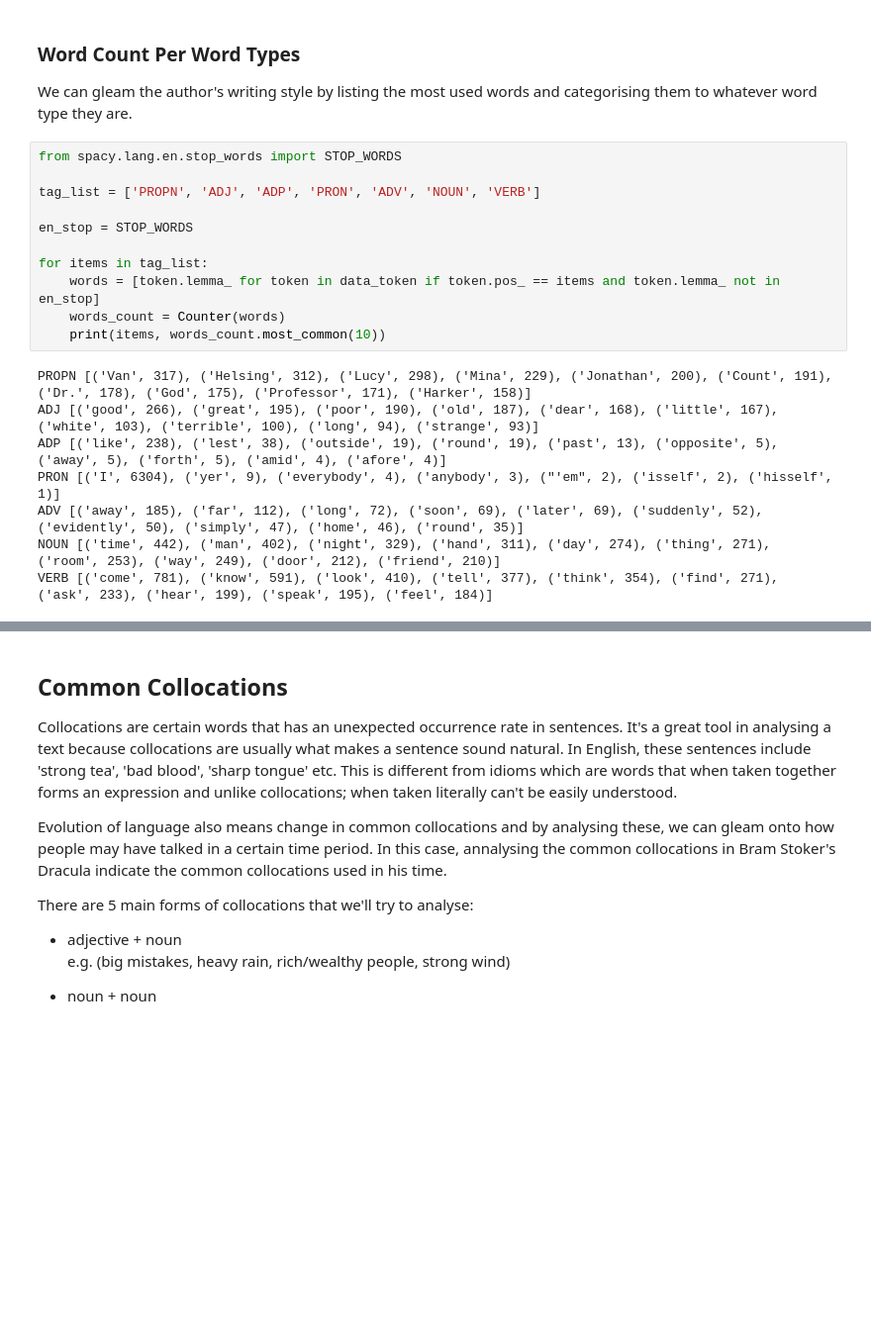
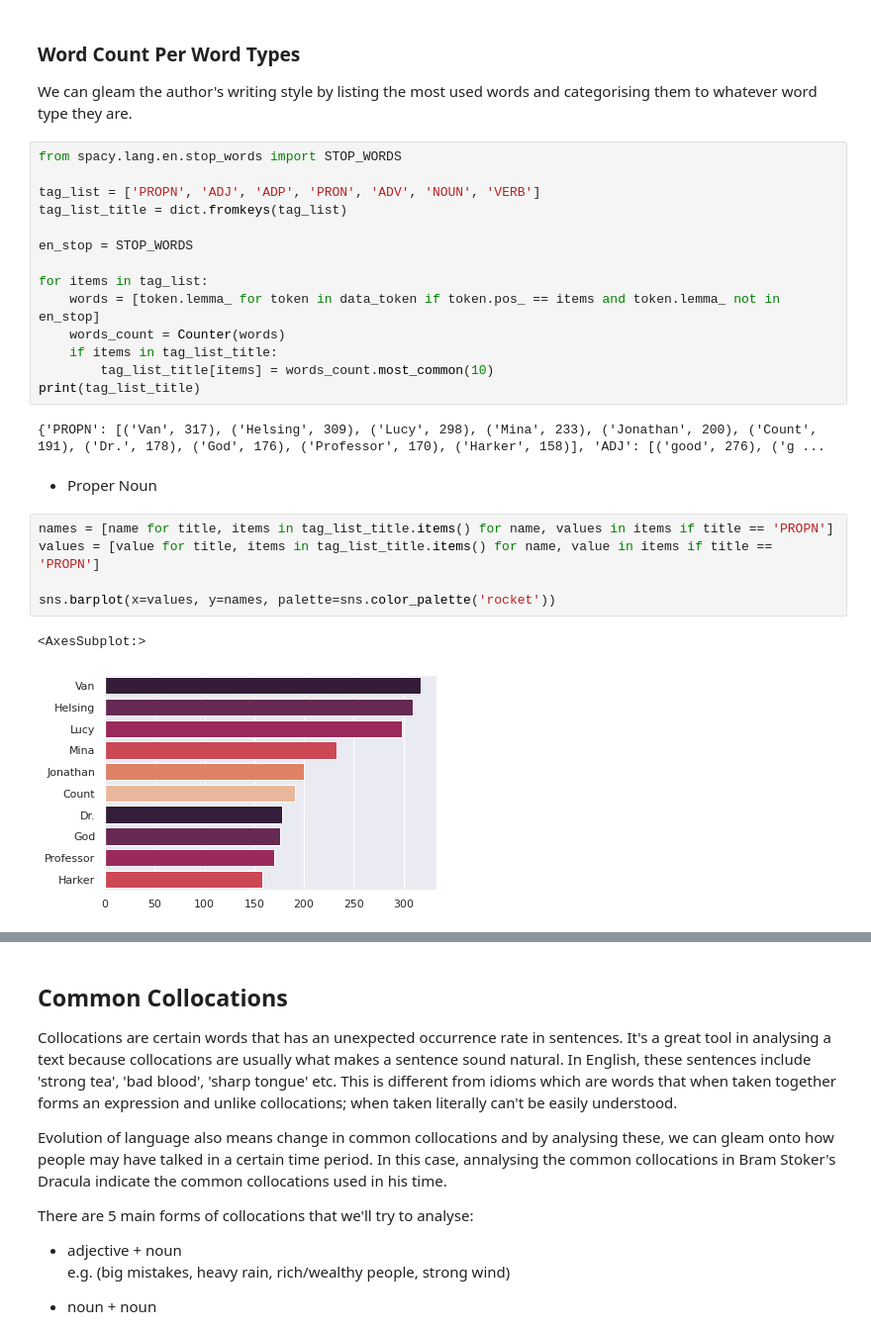
Before and after one commit to JuliusMaschine/Notebooks, a Jupyter notebook: NLP/EDA_Dracula.ipynb, the cells around one changed output, grey strips where cells are left out. Shown: that part at 99% size. Drawn from its saved outputs; the diff is of its cells as text; blank space fills up the shorter version.

```diff
--- a/NLP/EDA_Dracula.ipynb
+++ b/NLP/EDA_Dracula.ipynb
@@ -188,18 +188,25 @@ print(info_plot)
 from spacy.lang.en.stop_words import STOP_WORDS
 
 tag_list = ['PROPN', 'ADJ', 'ADP', 'PRON', 'ADV', 'NOUN', 'VERB']
+tag_list_title = dict.fromkeys(tag_list)
 
 en_stop = STOP_WORDS
 
 for items in tag_list:
     words = [token.lemma_ for token in data_token if token.pos_ == items and token.lemma_ not in en_stop]
     words_count = Counter(words)
-    print(items, words_count.most_common(10))
+    if items in tag_list_title:
+        tag_list_title[items] = words_count.most_common(10)
+print(tag_list_title)
 # %% [output]
-PROPN [('Van', 317), ('Helsing', 312), ('Lucy', 298), ('Mina', 229), ('Jonathan', 200), ('Count', 191), ('Dr.', 178), ('God', 175), ('Professor', 171), ('Harker', 158)]
-ADJ [('good', 266), ('great', 195), ('poor', 190), ('old', 187), ('dear', 168), ('little', 167), ('white', 103), ('terrible', 100), ('long', 94), ('strange', 93)]
-ADP [('like', 238), ('lest', 38), ('outside', 19), ('round', 19), ('past', 13), ('opposite', 5), ('away', 5), ('forth', 5), ('amid', 4), ('afore', 4)]
-PRON [('I', 6304), ('yer', 9), ('everybody', 4), ('anybody', 3), ("'em", 2), ('isself', 2), ('hisself', 1)]
-ADV [('away', 185), ('far', 112), ('long', 72), ('soon', 69), ('later', 69), ('suddenly', 52), ('evidently', 50), ('simply', 47), ('home', 46), ('round', 35)]
-NOUN [('time', 442), ('man', 402), ('night', 329), ('hand', 311), ('day', 274), ('thing', 271), ('room', 253), ('way', 249), ('door', 212), ('friend', 210)]
-VERB [('come', 781), ('know', 591), ('look', 410), ('tell', 377), ('think', 354), ('find', 271), ('ask', 233), ('hear', 199), ('speak', 195), ('feel', 184)]
+{'PROPN': [('Van', 317), ('Helsing', 309), ('Lucy', 298), ('Mina', 233), ('Jonathan', 200), ('Count', 191), ('Dr.', 178), ('God', 176), ('Professor', 170), ('Harker', 158)], 'ADJ': [('good', 276), ('g ...
+# %% [markdown]
+* Proper Noun
+# %%
+names = [name for title, items in tag_list_title.items() for name, values in items if title == 'PROPN']
+values = [value for title, items in tag_list_title.items() for name, value in items if title == 'PROPN']
+
+sns.barplot(x=values, y=names, palette=sns.color_palette('rocket'))
+# %% [output]
+<AxesSubplot:>
+[figure, added]
```
Also changed, not shown: parts of 21 cells of this notebook, 9 other files.
